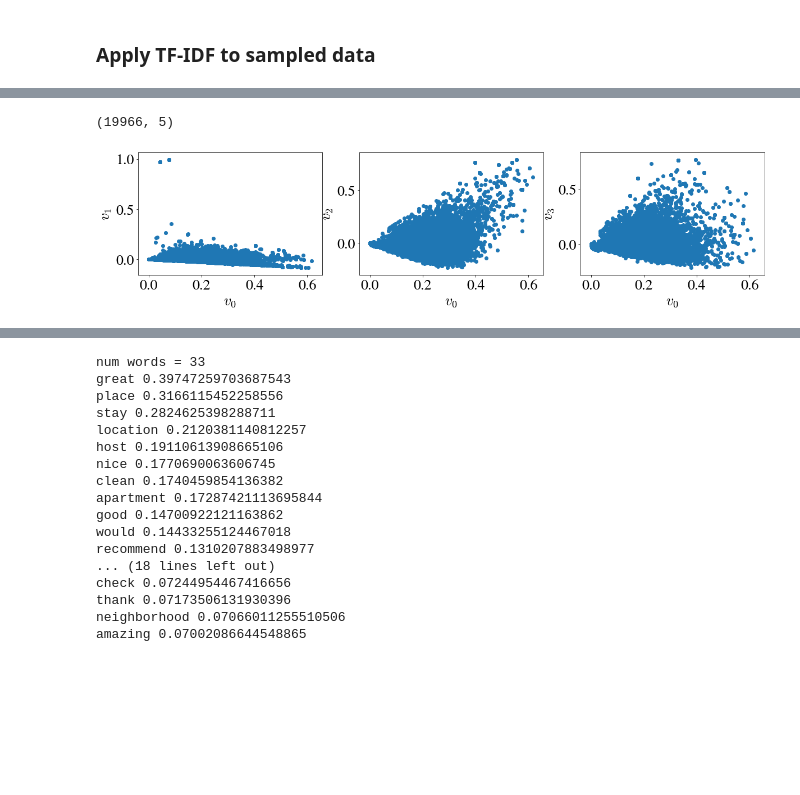
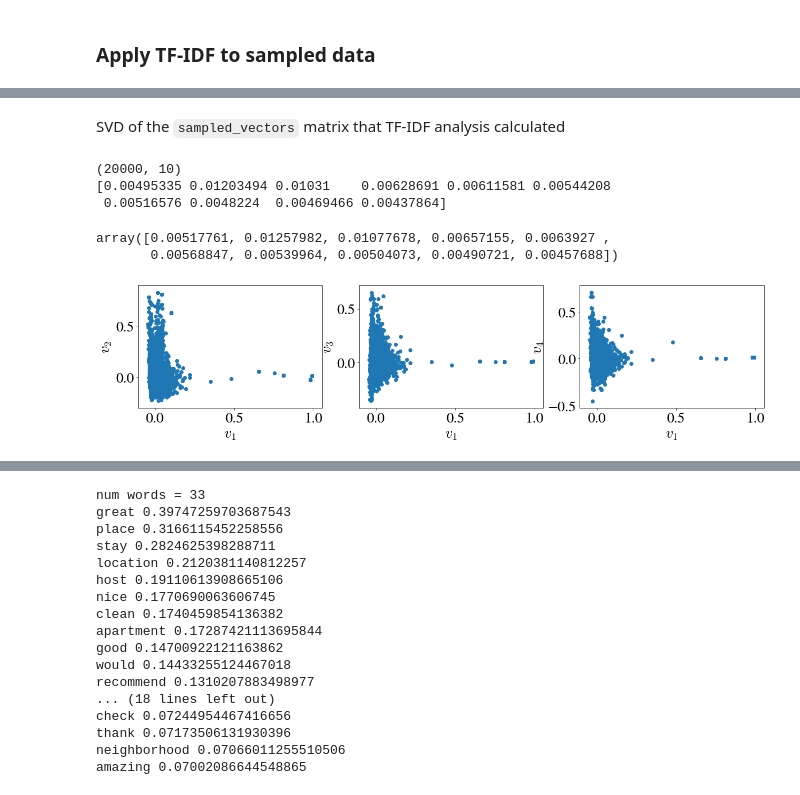
Before and after one commit to stavros11/Text-Classification, a Jupyter notebook: tfidf.ipynb, the cells around one changed output, grey strips where cells are left out. Drawn from its saved outputs; the diff is of its cells as text; code cells hidden in the pictures; blank space fills up the shorter version.

```diff
--- a/tfidf.ipynb
+++ b/tfidf.ipynb
@@ -121,26 +88,28 @@ print(important_words[:20])
+# %% [markdown]
+SVD of the `sampled_vectors` matrix that TF-IDF analysis calculated
 # %%
-svd = decomposition.TruncatedSVD(n_components=5)
-truncated_vector = svd.fit_transform(sampled_vectors)
-print(truncated_vector.shape)
+svd = decomposition.TruncatedSVD(n_components=10)
+svd_vector = svd.fit_transform(sampled_vectors)
+print(svd_vector.shape)
+print(svd.explained_variance_)
 # %% [output]
-(19966, 5)
+(20000, 10)
+[0.00495335 0.01203494 0.01031    0.00628691 0.00611581 0.00544208
+ 0.00516576 0.0048224  0.00469466 0.00437864]
-# %%
-plt.figure(figsize=(20, 4))
-plt.subplot(131)
-plt.scatter(truncated_vector[:, 0], truncated_vector[:, 1])
-plt.xlabel("$v_0$")
-plt.ylabel("$v_1$")
-
-plt.subplot(132)
-plt.scatter(truncated_vector[:, 0], truncated_vector[:, 2])
-plt.xlabel("$v_0$")
-plt.ylabel("$v_2$")
-
-plt.subplot(133)
-plt.scatter(truncated_vector[:, 0], truncated_vector[:, 3])
-plt.xlabel("$v_0$")
-plt.ylabel("$v_3$")
-
-plt.show()
-# %% [output]
-[figure, removed]
+# %%
+svd.explained_variance_ratio_
+# %% [output]
+array([0.00517761, 0.01257982, 0.01077678, 0.00657155, 0.0063927 ,
+       0.00568847, 0.00539964, 0.00504073, 0.00490721, 0.00457688])
+# %%
+plt.figure(figsize=(20, 4))
+component_pairs = [(1, 2), (1, 3), (1, 4)]
+
+for i, (ix, iy) in enumerate(component_pairs):
+    plt.subplot(101 + 10 * len(component_pairs) + i)
+    plt.scatter(svd_vector[:, ix], svd_vector[:, iy])
+    plt.xlabel("$v_{}$".format(ix))
+    plt.ylabel("$v_{}$".format(iy))
+plt.show()
+# %% [output]
+[figure, added]
```
Also changed, not shown: parts of 13 cells of this notebook.
